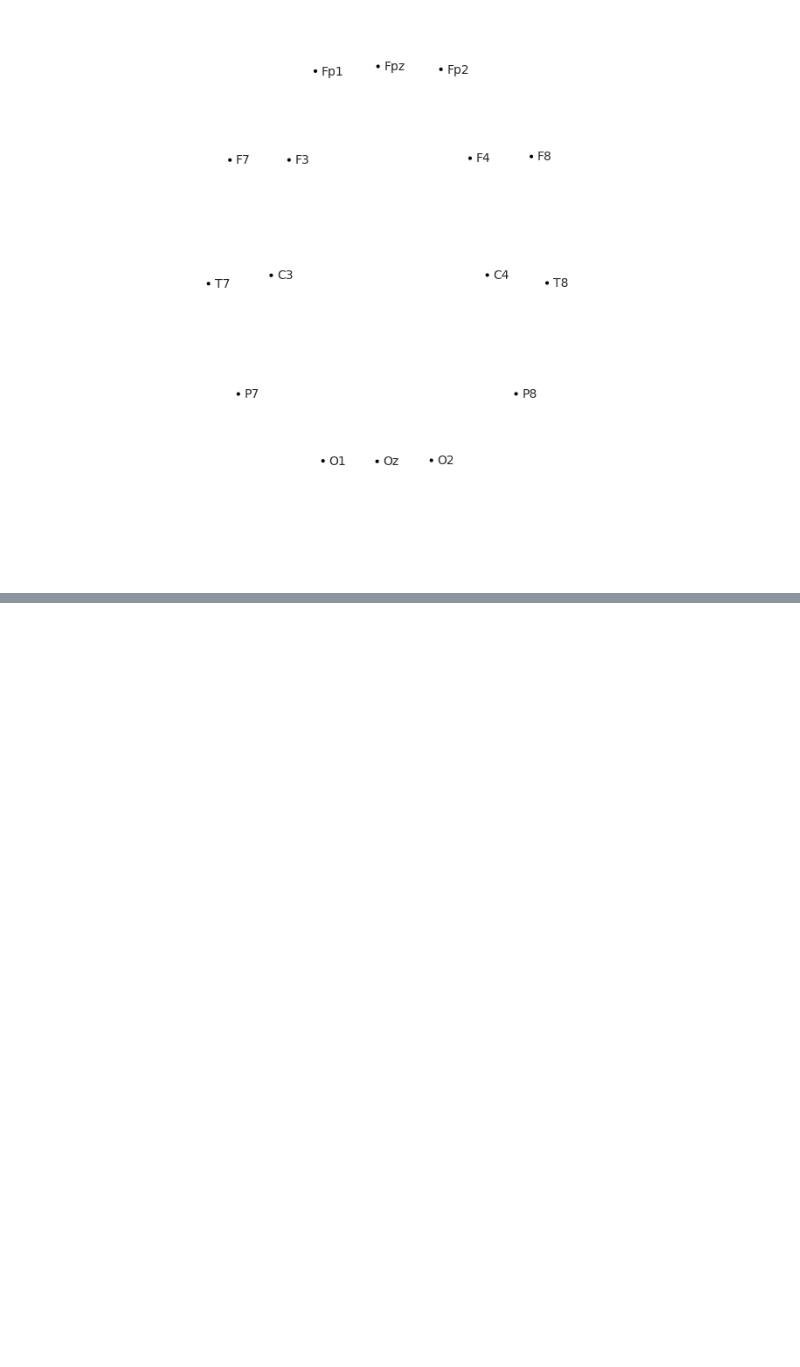
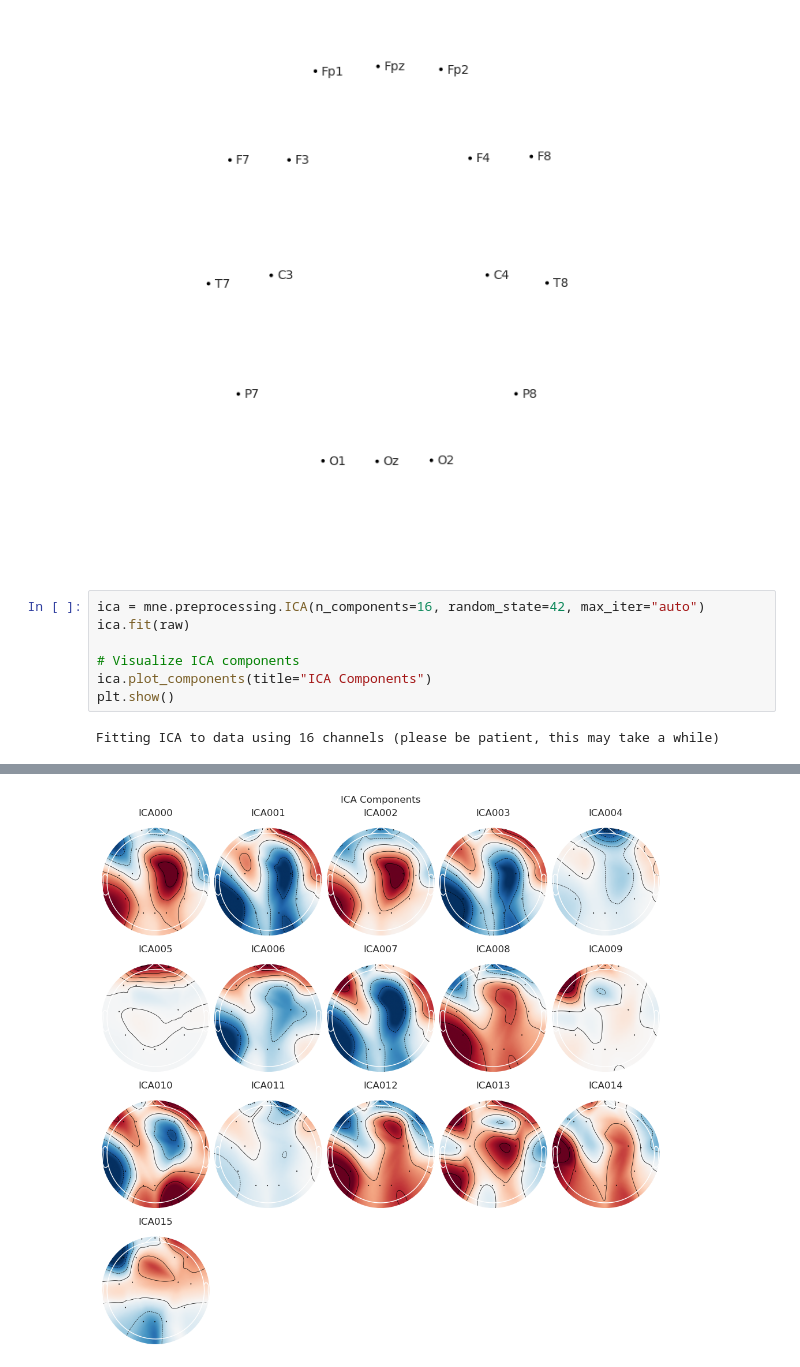
Before and after one commit to sparsh0106/EEG-Mind-Wandering, a Jupyter notebook: main_2.ipynb, the cells around one changed output, grey strips where cells are left out. Cells and saved outputs as stored; diff of their text form; blank space fills up the shorter version.

```diff
--- a/main_2.ipynb
+++ b/main_2.ipynb
@@ -140,3 +69,12 @@ raw.plot_sensors(ch_type='eeg', show_names=True)  # sensor location ko plot kare
 plt.show()
 # %% [output]
 [figure]
+# %%
+ica = mne.preprocessing.ICA(n_components=16, random_state=42, max_iter="auto")
+ica.fit(raw)
+
+# Visualize ICA components
+ica.plot_components(title="ICA Components")
+plt.show()
+# %% [output]
+Fitting ICA to data using 16 channels (please be patient, this may take a while)
@@ -142,0 +83 @@ plt.show()
+[figure, added]
```
Also changed, not shown: parts of 15 cells of this notebook.
